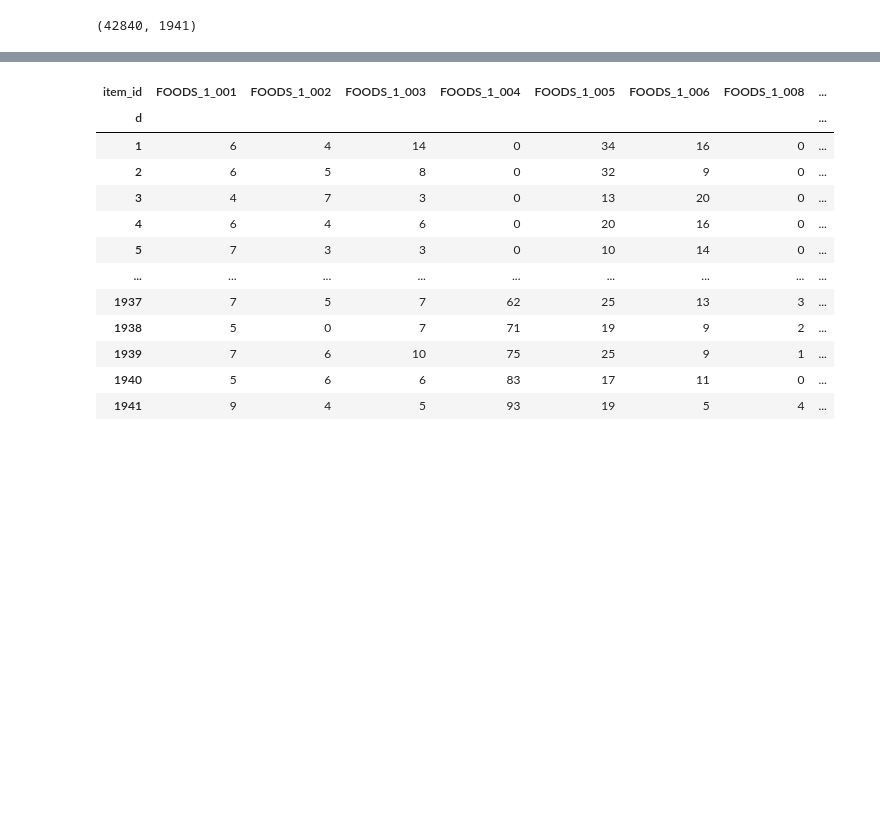
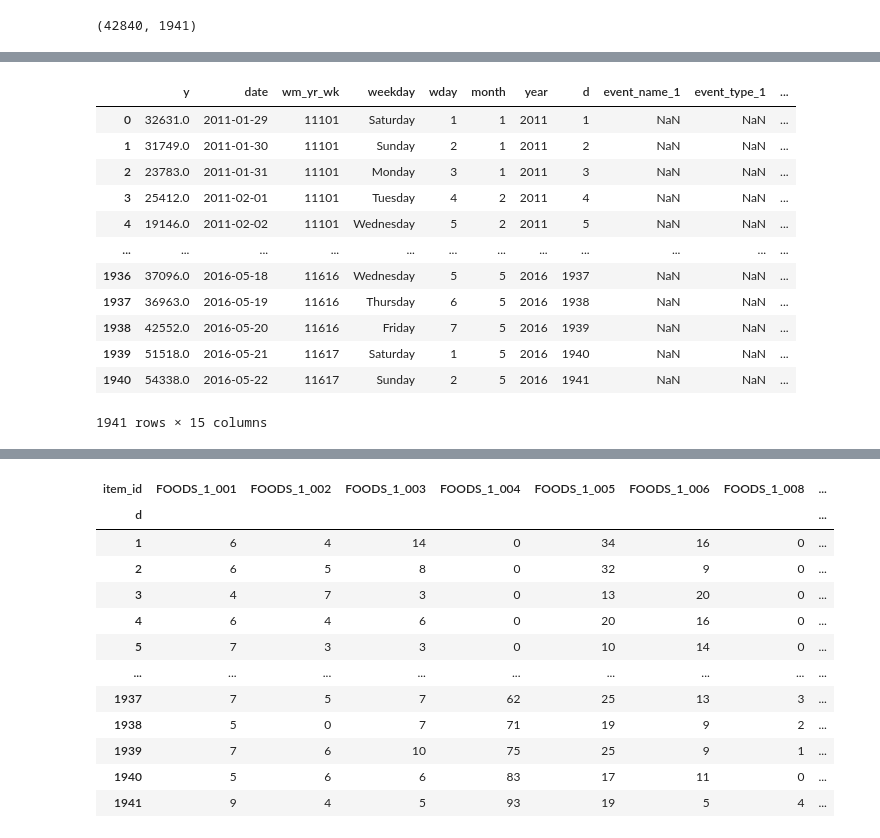
Before and after one commit to coldwhitewinters/m5-forecasting, a Jupyter notebook: notebooks/new-work.ipynb, the cells around one changed output, grey strips where cells are left out. Cells and saved outputs as stored; diff of their text form; code cells hidden in the pictures; blank space fills up the shorter version.

```diff
--- a/notebooks/new-work.ipynb
+++ b/notebooks/new-work.ipynb
@@ -69,0 +133,2 @@ hierarchy_df
+# %%
+hierarchy_df = hierarchy_df.iloc[:, 1:].copy()
@@ -137,0 +241,7 @@ Y.shape
+# %%
+calendar = pd.read_csv("../data/calendar.csv", parse_dates=["date"])
+# %%
+calendar["d"] = calendar["d"].str[2:].astype("int")
+# %%
+y = Y[0, :]
+y = pd.Series(y, index=pd.RangeIndex(1, len(y)+1), name="y")
@@ -137,0 +263,16 @@ Y.shape
+# %%
+y_df = pd.merge(y, calendar, how="left", left_index=True, right_on="d")
+# %% [output]
+|  | y | date | wm_yr_wk | weekday | wday | month | year | d | event_name_1 | event_type_1 | ... |
+| 0 | 32631.0 | 2011-01-29 | 11101 | Saturday | 1 | 1 | 2011 | 1 | NaN | NaN | ... |
+| 1 | 31749.0 | 2011-01-30 | 11101 | Sunday | 2 | 1 | 2011 | 2 | NaN | NaN | ... |
+| 2 | 23783.0 | 2011-01-31 | 11101 | Monday | 3 | 1 | 2011 | 3 | NaN | NaN | ... |
+| 3 | 25412.0 | 2011-02-01 | 11101 | Tuesday | 4 | 2 | 2011 | 4 | NaN | NaN | ... |
+| 4 | 19146.0 | 2011-02-02 | 11101 | Wednesday | 5 | 2 | 2011 | 5 | NaN | NaN | ... |
+| ... | ... | ... | ... | ... | ... | ... | ... | ... | ... | ... | ... |
+| 1936 | 37096.0 | 2016-05-18 | 11616 | Wednesday | 5 | 5 | 2016 | 1937 | NaN | NaN | ... |
+| 1937 | 36963.0 | 2016-05-19 | 11616 | Thursday | 6 | 5 | 2016 | 1938 | NaN | NaN | ... |
+| 1938 | 42552.0 | 2016-05-20 | 11616 | Friday | 7 | 5 | 2016 | 1939 | NaN | NaN | ... |
+| 1939 | 51518.0 | 2016-05-21 | 11617 | Saturday | 1 | 5 | 2016 | 1940 | NaN | NaN | ... |
+| 1940 | 54338.0 | 2016-05-22 | 11617 | Sunday | 2 | 5 | 2016 | 1941 | NaN | NaN | ... |
+1941 rows × 15 columns
```
Also changed, not shown: parts of 26 cells of this notebook.
